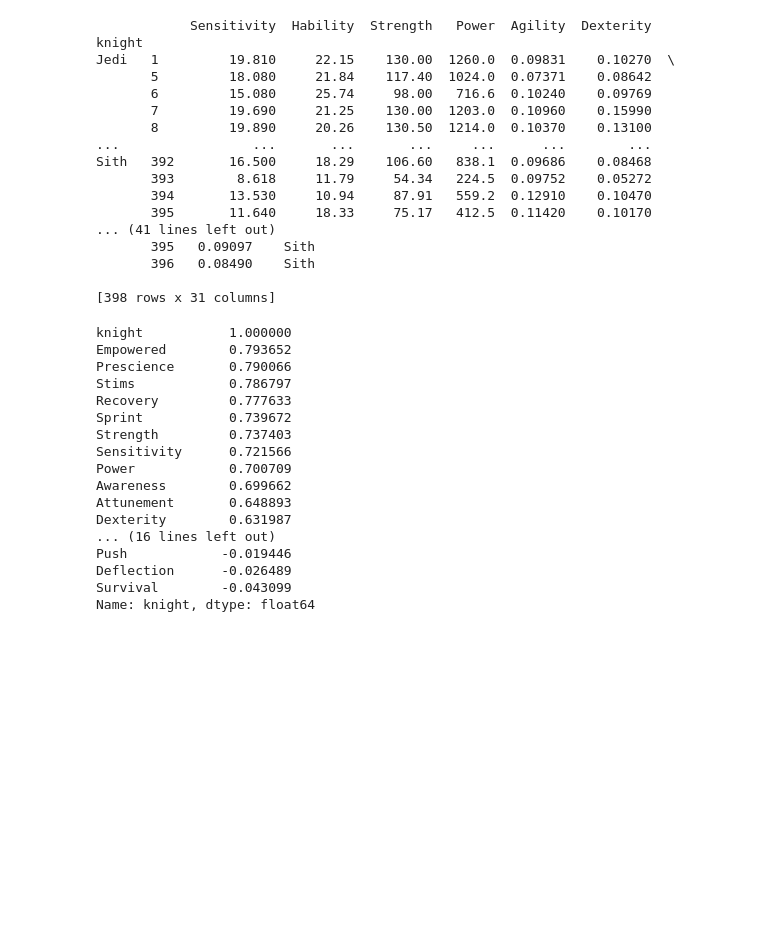
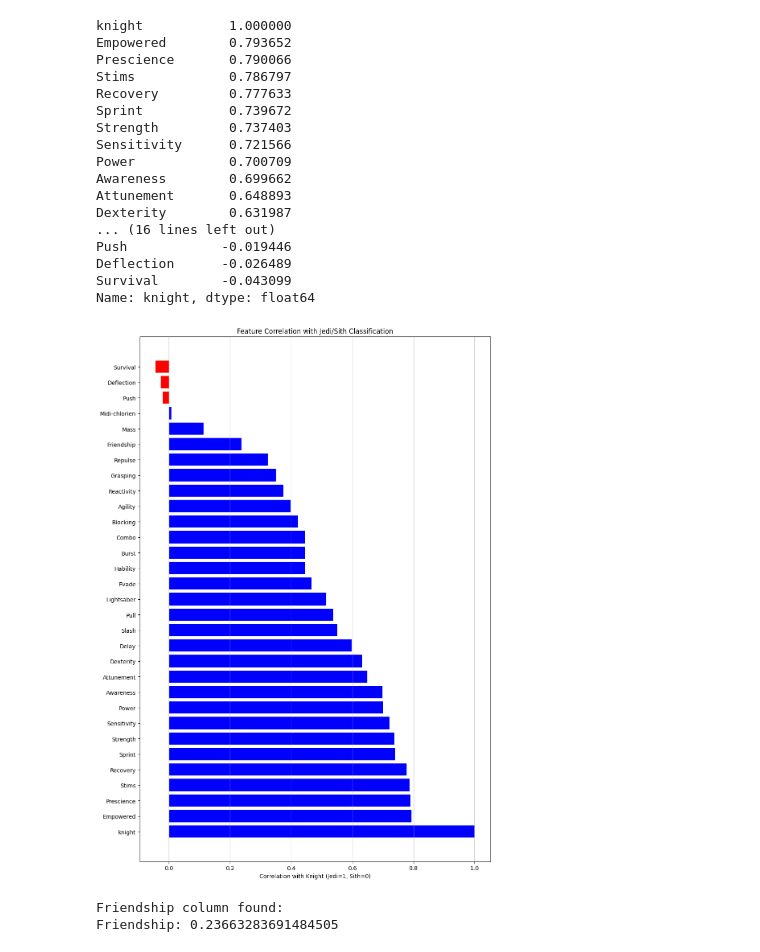
Before and after one commit to Alexvc23/Piscine-Data-Science-2, a Jupyter notebook: 3-DataScientist1/ex01/Correlation.ipynb, the cells around one changed output. Saved outputs shown, nothing was run; the diff lists cells and outputs as text; code cells hidden in the pictures; blank space fills up the shorter version.

```diff
--- a/3-DataScientist1/ex01/Correlation.ipynb
+++ b/3-DataScientist1/ex01/Correlation.ipynb
@@ -17,25 +17,7 @@ dataTrain = pd.read_csv("../data/Train_knight.csv")
 # lambda x : x is a function that returns the group itself
 # in this case, the group is the knight
 knight = dataTrain.groupby('knight').apply(lambda x : x)
-print(knight)
+# print(knight)
-# %% [output]
-            Sensitivity  Hability  Strength   Power  Agility  Dexterity
-knight
-Jedi   1         19.810     22.15    130.00  1260.0  0.09831    0.10270  \
-       5         18.080     21.84    117.40  1024.0  0.07371    0.08642
-       6         15.080     25.74     98.00   716.6  0.10240    0.09769
-       7         19.690     21.25    130.00  1203.0  0.10960    0.15990
-       8         19.890     20.26    130.50  1214.0  0.10370    0.13100
-...                 ...       ...       ...     ...      ...        ...
-Sith   392       16.500     18.29    106.60   838.1  0.09686    0.08468
-       393        8.618     11.79     54.34   224.5  0.09752    0.05272
-       394       13.530     10.94     87.91   559.2  0.12910    0.10470
-       395       11.640     18.33     75.17   412.5  0.11420    0.10170
-... (41 lines left out)
-       395   0.09097    Sith
-       396   0.08490    Sith
-
-[398 rows x 31 columns]
 # %%
 # Replace 'knight' values: 'Jedi' becomes 1, 'Sith' becomes 0
 # because we want to find the correlation between 'knight' and other features
@@ -44,31 +26,53 @@ cor = knight.replace({'knight': 'Jedi'}, 1)
 cor = cor.replace({'knight': 'Sith'}, 0)
 
 # Calculate correlation matrix between all features
 cor = cor.corr()
 
 # Sort the correlation matrix by the 'knight' column in descending order
 # This helps identify features most correlated with being a Jedi (positive values)
 # or most correlated with being a Sith (negative values)
 cor = cor.sort_values(by='knight', ascending=False)
 
 # Print the correlation values for the 'knight' column
 # This shows how each feature correlates with being a Jedi (positive) or Sith (negative)
-print(cor['knight'])
+# Print the correlation values for the 'knight' column
+# This shows how each feature correlates with being a Jedi (positive) or Sith (negative)
+print(cor['knight'].sort_values(ascending=False))
+# Visualize the correlation with knight in a horizontal bar plot
+plt.figure(figsize=(10, 14))
+plt.barh(cor.index, cor['knight'], color=['blue' if x > 0 else 'red' for x in cor['knight']])
+plt.xlabel('Correlation with Knight (Jedi=1, Sith=0)')
+plt.title('Feature Correlation with Jedi/Sith Classification')
+plt.grid(axis='x')
+plt.tight_layout()
+plt.show()
+
+# Check specifically for the 'Friendship' correlation (might be capitalized differently)
+friend_cols = [col for col in cor.index if 'friend' in col.lower()]
+if friend_cols:
+    print("Friendship column found:")
+    for col in friend_cols:
+        print(f"{col}: {cor.loc[col, 'knight']}")
+else:
+    print("No 'friendship' column found in correlation matrix")
 # %% [output]
 knight           1.000000
 Empowered        0.793652
 Prescience       0.790066
 Stims            0.786797
 Recovery         0.777633
 Sprint           0.739672
 Strength         0.737403
 Sensitivity      0.721566
 Power            0.700709
 Awareness        0.699662
 Attunement       0.648893
 Dexterity        0.631987
 ... (16 lines left out)
 Push            -0.019446
 Deflection      -0.026489
 Survival        -0.043099
 Name: knight, dtype: float64
+[figure, added]
+Friendship column found:
+Friendship: 0.23663283691484505
```
Also changed, not shown: 3 other files.
